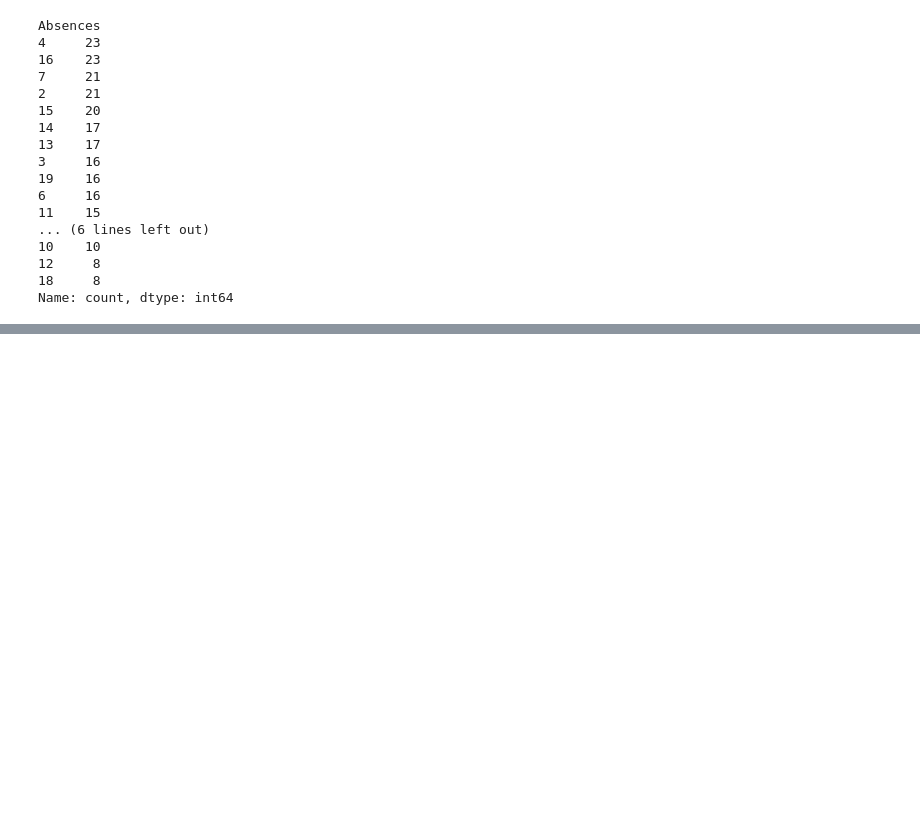
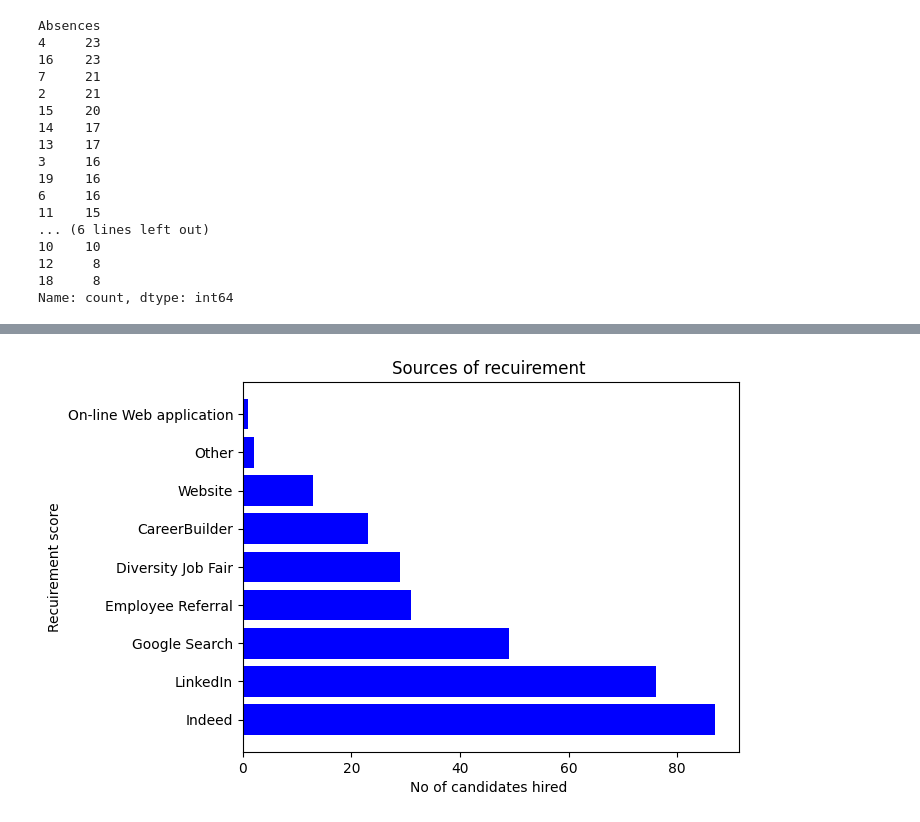
Before and after one commit to Himanshu-090/EDA2, a Jupyter notebook: EDA_HR.ipynb, the cells around one changed output, grey strips where cells are left out. Drawn from its saved outputs; the diff is of its cells as text; code cells hidden in the pictures; blank space fills up the shorter version.

```diff
--- a/EDA_HR.ipynb
+++ b/EDA_HR.ipynb
@@ -102,0 +138,10 @@ Name: count, dtype: int64
+# %%
+l = df['RecruitmentSource'].value_counts()
+plt.barh(l.index, l,color ='b') #barh is for horizontal bar
+plt.title('Sources of recuirement ', fontsize = 12)
+plt.xlabel('No of candidates hired ')
+plt.ylabel('Recuirement score')
+
+plt.show()
+# %% [output]
+[figure, added]
```
Also changed, not shown: parts of 5 cells of this notebook.
